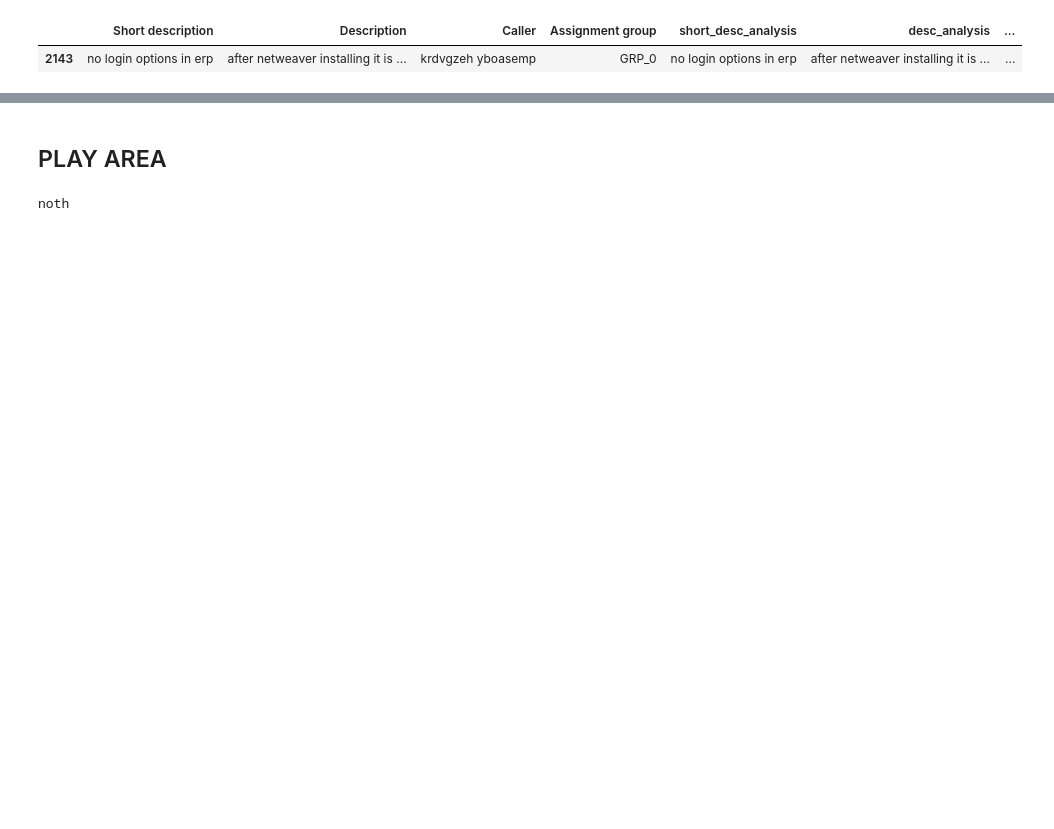
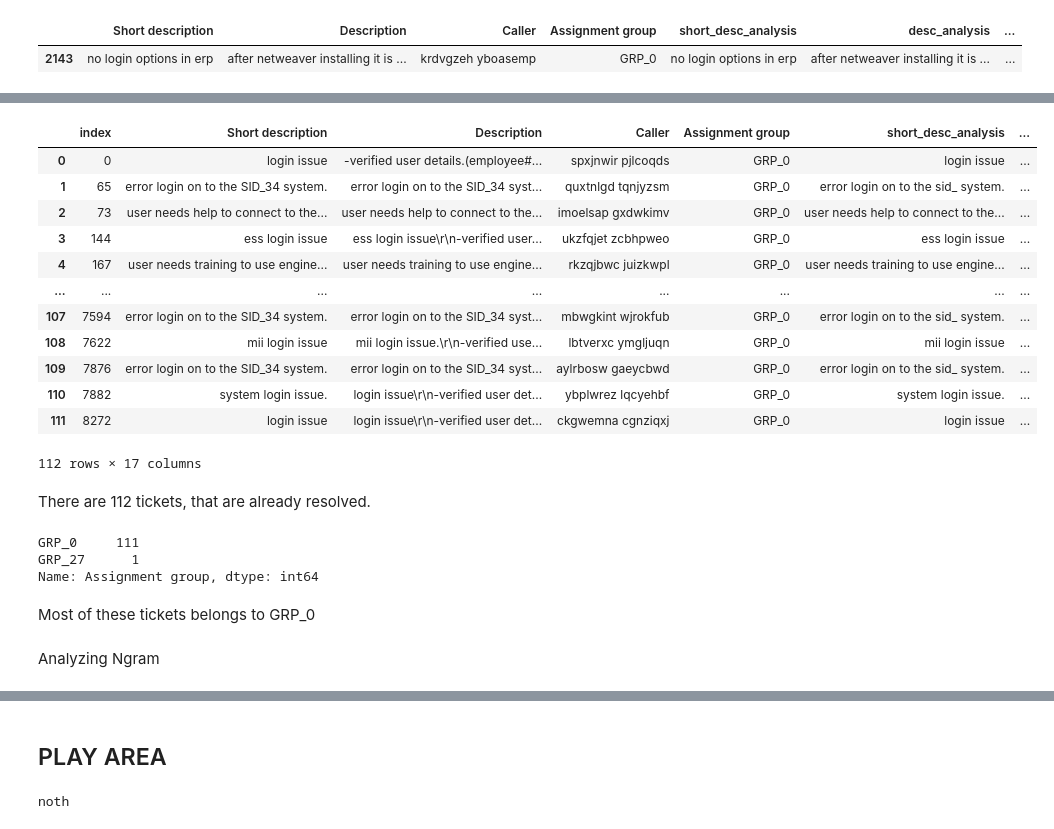
Before and after one commit to prasadpn/Ticket-Assignment, a Jupyter notebook: PP_AutomaticTicketAssignment.ipynb, the cells around one changed output, grey strips where cells are left out. Cells and saved outputs as stored; diff of their text form; code cells hidden in the pictures; blank space fills up the shorter version.

```diff
--- a/PP_AutomaticTicketAssignment.ipynb
+++ b/PP_AutomaticTicketAssignment.ipynb
@@ -712,0 +753,30 @@ for grp in list(ata_data['Assignment group'].unique()):
+# %%
+issueResolved=  ata_data[ata_data['desc_analysis'].apply(lambda x: 'issue resolved' in x)]
+issueResolved.reset_index()
+# %% [output]
+|  | index | Short description | Description | Caller | Assignment group | short_desc_analysis | ... |
+| 0 | 0 | login issue | -verified user details.(employee#... | spxjnwir pjlcoqds | GRP_0 | login issue | ... |
+| 1 | 65 | error login on to the SID_34 system. | error login on to the SID_34 syst... | quxtnlgd tqnjyzsm | GRP_0 | error login on to the sid_ system. | ... |
+| 2 | 73 | user needs help to connect to the... | user needs help to connect to the... | imoelsap gxdwkimv | GRP_0 | user needs help to connect to the... | ... |
+| 3 | 144 | ess login issue | ess login issue\r\n-verified user... | ukzfqjet zcbhpweo | GRP_0 | ess login issue | ... |
+| 4 | 167 | user needs training to use engine... | user needs training to use engine... | rkzqjbwc juizkwpl | GRP_0 | user needs training to use engine... | ... |
+| ... | ... | ... | ... | ... | ... | ... | ... |
+| 107 | 7594 | error login on to the SID_34 system. | error login on to the SID_34 syst... | mbwgkint wjrokfub | GRP_0 | error login on to the sid_ system. | ... |
+| 108 | 7622 | mii login issue | mii login issue.\r\n-verified use... | lbtverxc ymgljuqn | GRP_0 | mii login issue | ... |
+| 109 | 7876 | error login on to the SID_34 system. | error login on to the SID_34 syst... | aylrbosw gaeycbwd | GRP_0 | error login on to the sid_ system. | ... |
+| 110 | 7882 | system login issue. | login issue\r\n-verified user det... | ybplwrez lqcyehbf | GRP_0 | system login issue. | ... |
+| 111 | 8272 | login issue | login issue\r\n-verified user det... | ckgwemna cgnziqxj | GRP_0 | login issue | ... |
+112 rows × 17 columns
+# %% [markdown]
+There are 112 tickets, that are already resolved.
+# %%
+issueResolved['Assignment group'].value_counts()
+# %% [output]
+GRP_0     111
+GRP_27      1
+Name: Assignment group, dtype: int64
+# %% [markdown]
+
+Most of these  tickets belongs to GRP_0
+# %% [markdown]
+Analyzing Ngram
```
Also changed, not shown: parts of 152 cells of this notebook.
